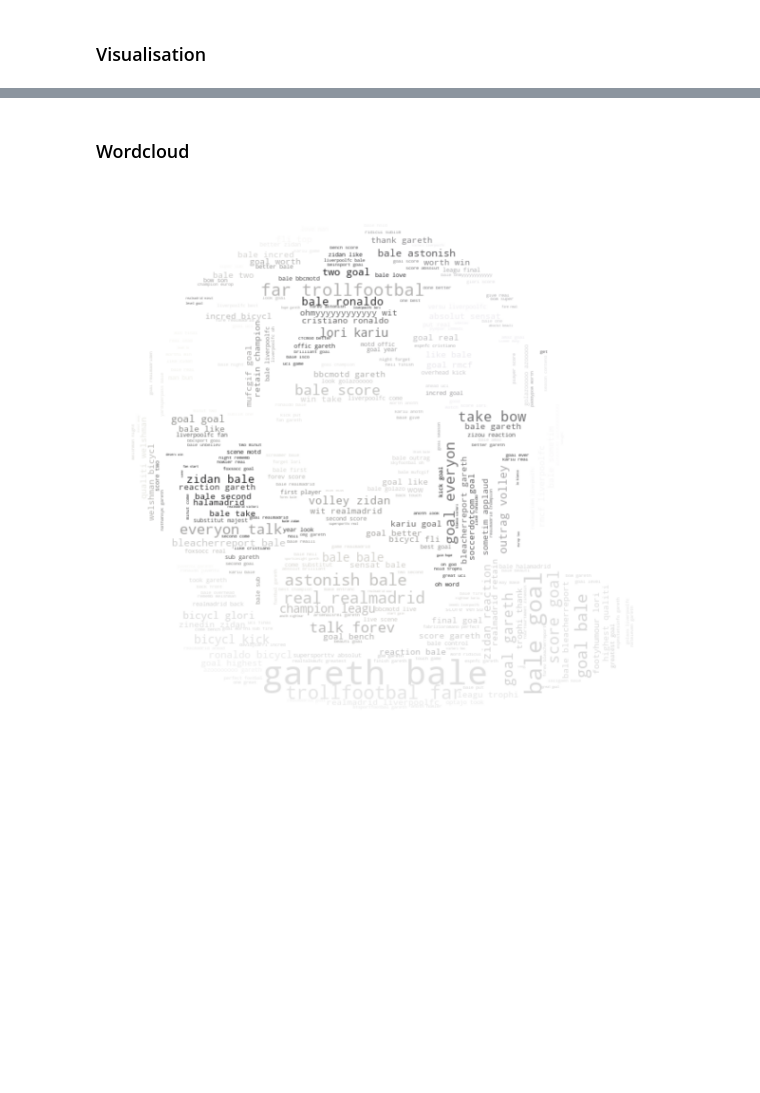
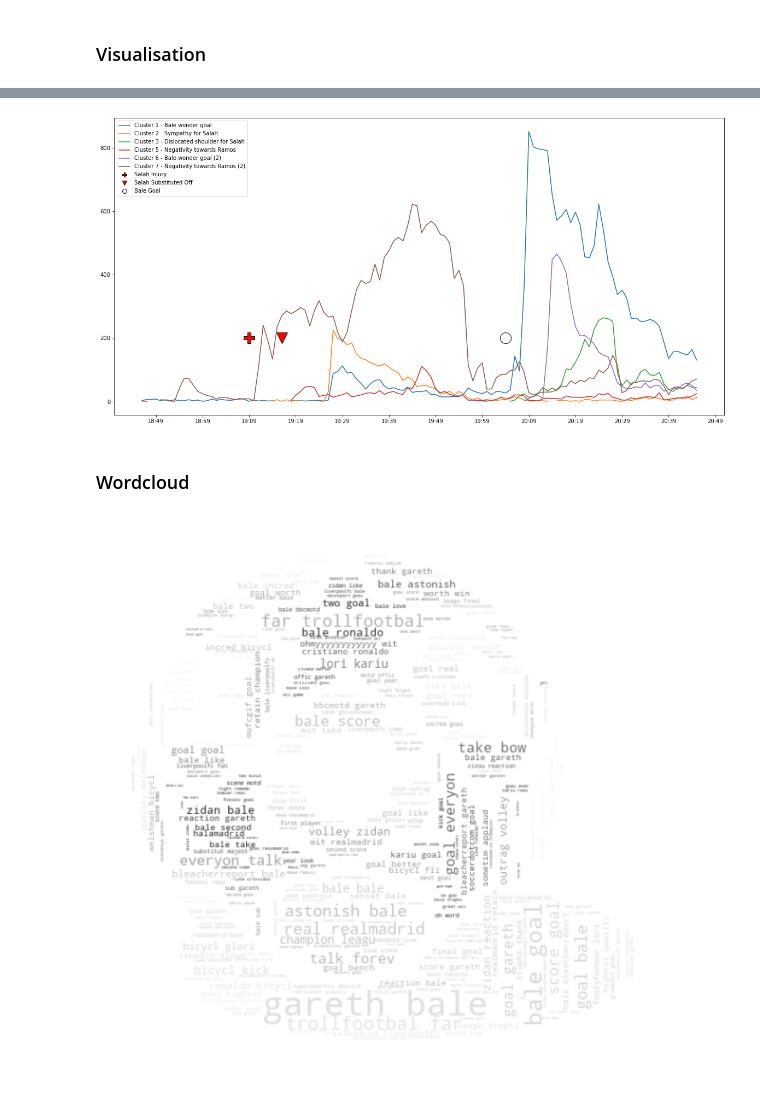
Before and after one commit to jb-0/football-prediction, a Jupyter notebook: nlp-rea-v-liv-2018.ipynb, the cells around one changed output, grey strips where cells are left out. Saved outputs shown, nothing was run; the diff lists cells and outputs as text; code cells hidden in the pictures; blank space fills up the shorter version.

```diff
--- a/nlp-rea-v-liv-2018.ipynb
+++ b/nlp-rea-v-liv-2018.ipynb
@@ -411,3 +420,65 @@ axes = df2.y.plot.line()
+# %%
+####################################
+# TIME SERIES
+####################################
+# The below plot demonstrates the count per cluster at minute intervals, so certain spikes align to in game events
+# given cluster 0 and 4 did not hold a specific theme they are omitted from this chart
+
+def TimeSeries():
+    # Give the clusters topic labels
+    topics = ['No particular topic', 'Bale wonder goal', 'Sympathy for Salah', 'Dislocated shoulder for Salah',
+              'No particular topic', 'Negativity towards Ramos', 'Bale wonder goal (2)', 'Negativity towards Ramos (2)']
+
+    # Create a dataframe containing key events in the match
+    events = pd.DataFrame({
+            'x': ['2018-05-26 19:09:00+00:00', # Salah injury occured around 24 mins into game
+                  '2018-05-26 19:16:00+00:00', # Salah substituted off around 31 mins into game
+                  '2018-05-26 20:04:00+00:00'], # Bale overhead kick goal occured around 61 mins into game (factoring half time break of 15 mins and 3 mins injury time)
+            'y': [200, 200, 200]
+        })
+    events.index = pd.to_datetime(events.x)
+
+    # Prepare data, including a group and unstack to get a column per cluster
+    df2 = df[(df['created_at_hour_minute']>='2018-05-26 18:45:00+00:00') & (df['y'] != 0) & (df['y'] != 4)]
+    df2.index = pd.to_datetime(df2.created_at_hour_minute)
+    timeseries = df2.groupby([df2.index, df2['y']]).agg({'y': ['count']}).unstack()
+
+    leg = [] # Empty array to store legend strings
+
+    fig, ax = plt.subplots(figsize=(20,10))
+
+    # Sort date formatting
+    mins = mdates.MinuteLocator(interval = 10)
+    ax.xaxis.set_major_formatter(mdates.DateFormatter("%H:%M"))
+    ax.xaxis.set_major_locator(mins)
+
+    # Loop through in scope clusters and plot line, also create legend
+    for i in range(1, 8):
+        if i != 4:
+            ax.plot(timeseries.index, timeseries.xs(i, level='y', drop_level=False, axis=1))
+            leg.append(f'Cluster {i} - {topics[i]}')
+
+    # Plot some key events from the match
+    ax.plot(events.index[0], events.y[0], marker='P', linestyle='None', markersize=20,  mfc='red', mec='black')
+    leg.append(f'Salah Injury')
+
+    ax.plot(events.index[1], events.y[1], marker='v', linestyle='None', markersize=20,  mfc='red', mec='black')
+    leg.append(f'Salah Substituted Off')
+
+    ax.plot(events.index[2], events.y[2], marker='o', linestyle='None', markersize=20,  mfc='white', mec='black')
+    leg.append(f'Bale Goal')
+
+    # Create legend using the leg list
+    lgnd = ax.legend(leg, loc='upper left')
+
+    # Scale the 3 key event legend markers
+    lgnd.legendHandles[6]._legmarker.set_markersize(8)
+    lgnd.legendHandles[7]._legmarker.set_markersize(8)
+    lgnd.legendHandles[8]._legmarker.set_markersize(8)
+
+TimeSeries()
+# %% [output]
+[figure, added]
 # %% [markdown]
 ### Wordcloud <a class="anchor" id="wordcloud"></a>
 # %%
```
Also changed, not shown: parts of 21 cells of this notebook.
